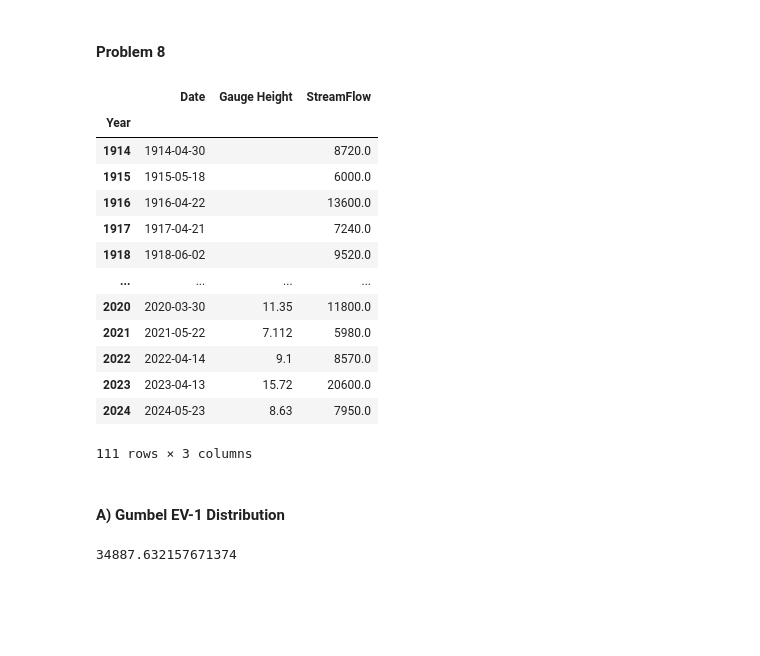
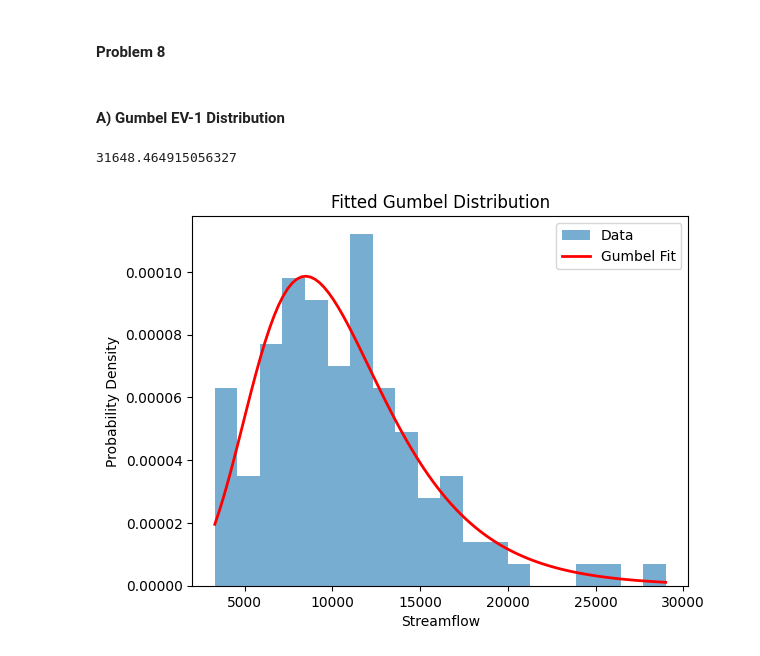
Before and after one commit to jtdocter27/Engineering-Probability---Statistics, a Jupyter notebook: R_project.ipynb, the cells around one changed output. Cells and saved outputs as stored; diff of their text form; code cells hidden in the pictures; blank space fills up the shorter version.

```diff
--- a/R_project.ipynb
+++ b/R_project.ipynb
@@ -601,35 +601,27 @@ plt.legend()
 chippewa = pd.read_excel('/home/anna/Desktop/Engineering-Probability---Statistics/Chippewa River StreamFlow Data.xls')
 chippewa = chippewa.set_index('Year')
 chippewa = chippewa.iloc[:111]
-chippewa
+chippewa_streamflow = chippewa['StreamFlow'].values
-# %% [output]
-|  | Date | Gauge Height | StreamFlow |
-| Year |  |  |  |
-| 1914 | 1914-04-30 |  | 8720.0 |
-| 1915 | 1915-05-18 |  | 6000.0 |
-| 1916 | 1916-04-22 |  | 13600.0 |
-| 1917 | 1917-04-21 |  | 7240.0 |
-| 1918 | 1918-06-02 |  | 9520.0 |
-| ... | ... | ... | ... |
-| 2020 | 2020-03-30 | 11.35 | 11800.0 |
-| 2021 | 2021-05-22 | 7.112 | 5980.0 |
-| 2022 | 2022-04-14 | 9.1 | 8570.0 |
-| 2023 | 2023-04-13 | 15.72 | 20600.0 |
-| 2024 | 2024-05-23 | 8.63 | 7950.0 |
-111 rows × 3 columns
 # %% [markdown]
 #### A) Gumbel EV-1 Distribution
-# %%
-#Models the maximum or minumum of a number of a number of samples
-def gumbel_ev1(data, return_periods):
-    mu = np.mean(data)
-    s = np.std(data)
-    y = -np.log(-np.log(1 - 1/return_periods))
-    alpha = np.sqrt(6) / np.pi / s
-    u = mu - 0.5772 / alpha
-    return u + y / alpha
-
-result = gumbel_ev1(chippewa['StreamFlow'].values, 100)
-result
-# %% [output]
-34887.632157671374
+# %%
+fit = stats.gumbel_r.fit(chippewa_streamflow)
+fit
+estimate = stats.gumbel_r.ppf(1 - 1/500, *fit)
+estimate
+# %% [output]
+31648.464915056327
+# %%
+x = np.linspace(min(chippewa_streamflow), max(chippewa_streamflow), 100)
+plt.hist(chippewa_streamflow, bins=20, density=True, alpha=0.6, label='Data')
+
+#Plot the fitted Gumbel distribution
+plt.plot(x, stats.gumbel_r.pdf(x, *fit), 'r-', lw=2, label='Gumbel Fit')
+
+plt.xlabel('Streamflow')
+plt.ylabel('Probability Density')
+plt.title('Fitted Gumbel Distribution')
+plt.legend()
+plt.show()
+# %% [output]
+[figure, added]
```
Also changed, not shown: parts of 11 cells of this notebook.
